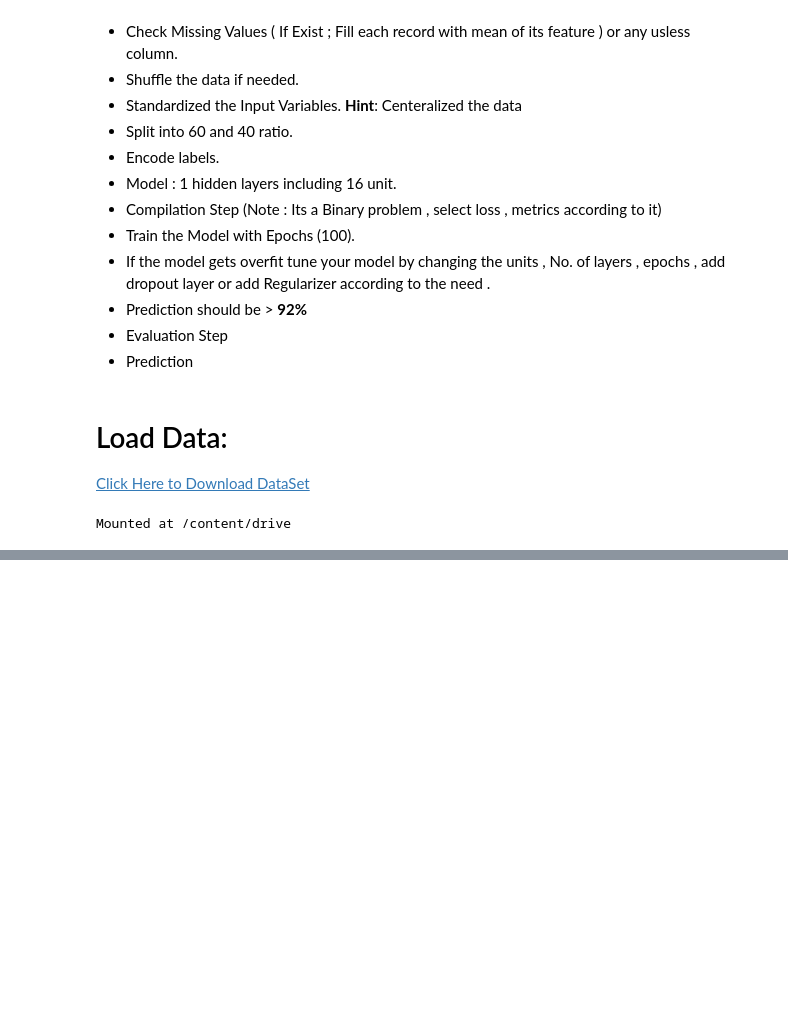
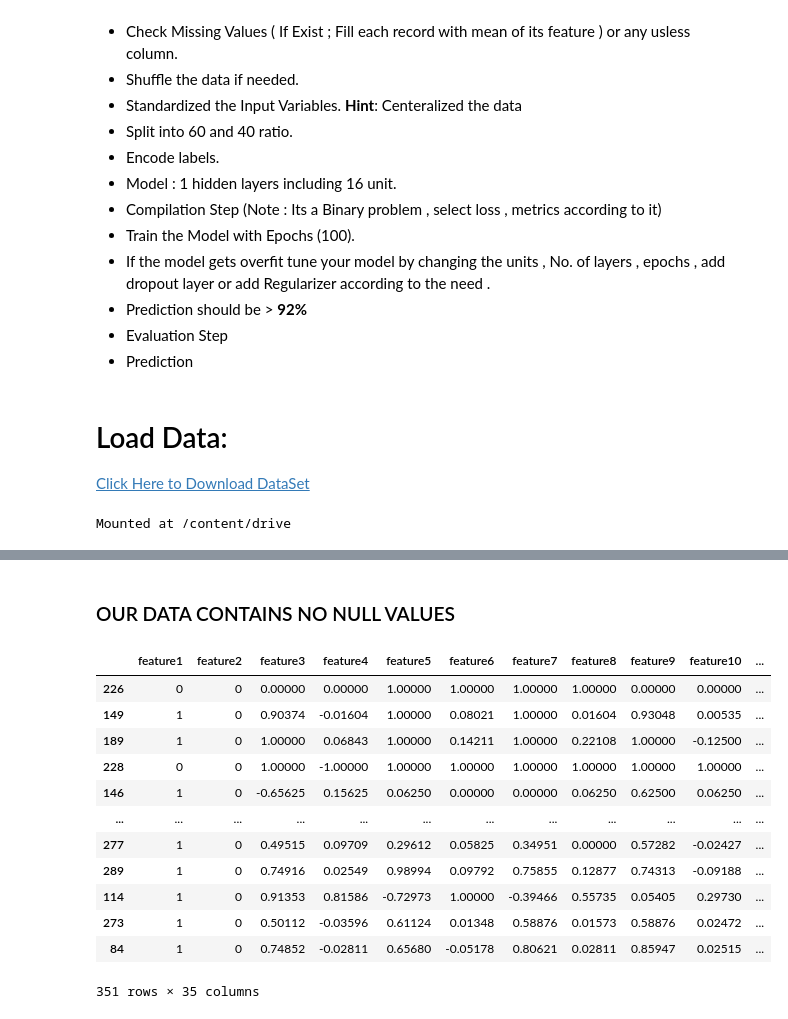
Before and after one commit to SyedHuzaifa007/PIAIC-Deep-Learning-Assignment, a Jupyter notebook: Ionosphere_Assignment.ipynb, the cells around one changed output, grey strips where cells are left out. Saved outputs shown, nothing was run; the diff lists cells and outputs as text; code cells hidden in the pictures; blank space fills up the shorter version.

```diff
--- a/Ionosphere_Assignment.ipynb
+++ b/Ionosphere_Assignment.ipynb
@@ -81,0 +126,20 @@ import pandas as pd
+# %% [markdown]
+### OUR DATA CONTAINS NO NULL VALUES
+# %%
+# Shuffling Data
+df = df.sample(frac = 1)
+df
+# %% [output]
+|  | feature1 | feature2 | feature3 | feature4 | feature5 | feature6 | feature7 | feature8 | feature9 | feature10 | ... |
+| 226 | 0 | 0 | 0.00000 | 0.00000 | 1.00000 | 1.00000 | 1.00000 | 1.00000 | 0.00000 | 0.00000 | ... |
+| 149 | 1 | 0 | 0.90374 | -0.01604 | 1.00000 | 0.08021 | 1.00000 | 0.01604 | 0.93048 | 0.00535 | ... |
+| 189 | 1 | 0 | 1.00000 | 0.06843 | 1.00000 | 0.14211 | 1.00000 | 0.22108 | 1.00000 | -0.12500 | ... |
+| 228 | 0 | 0 | 1.00000 | -1.00000 | 1.00000 | 1.00000 | 1.00000 | 1.00000 | 1.00000 | 1.00000 | ... |
+| 146 | 1 | 0 | -0.65625 | 0.15625 | 0.06250 | 0.00000 | 0.00000 | 0.06250 | 0.62500 | 0.06250 | ... |
+| ... | ... | ... | ... | ... | ... | ... | ... | ... | ... | ... | ... |
+| 277 | 1 | 0 | 0.49515 | 0.09709 | 0.29612 | 0.05825 | 0.34951 | 0.00000 | 0.57282 | -0.02427 | ... |
+| 289 | 1 | 0 | 0.74916 | 0.02549 | 0.98994 | 0.09792 | 0.75855 | 0.12877 | 0.74313 | -0.09188 | ... |
+| 114 | 1 | 0 | 0.91353 | 0.81586 | -0.72973 | 1.00000 | -0.39466 | 0.55735 | 0.05405 | 0.29730 | ... |
+| 273 | 1 | 0 | 0.50112 | -0.03596 | 0.61124 | 0.01348 | 0.58876 | 0.01573 | 0.58876 | 0.02472 | ... |
+| 84 | 1 | 0 | 0.74852 | -0.02811 | 0.65680 | -0.05178 | 0.80621 | 0.02811 | 0.85947 | 0.02515 | ... |
+351 rows × 35 columns
```
Also changed, not shown: parts of 8 cells of this notebook.
